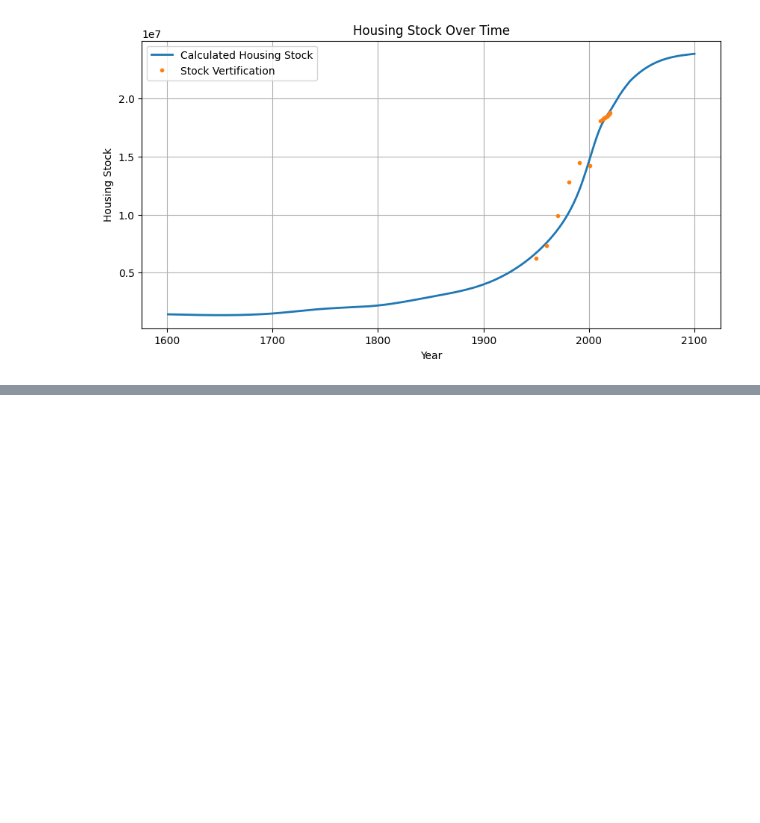
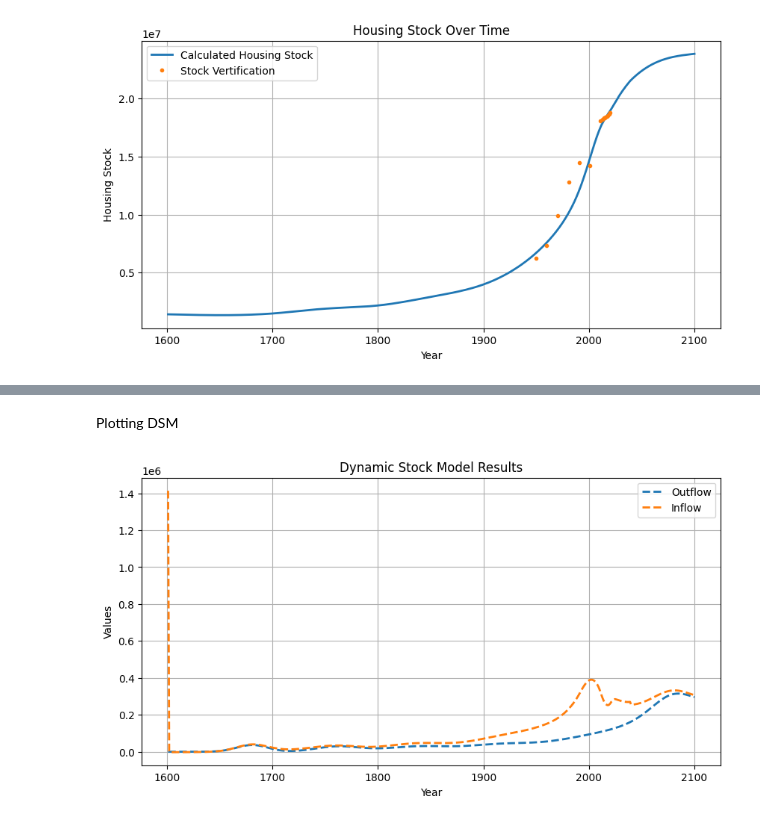
Before and after one commit to tdhunn01-design/MFA2, a Jupyter notebook: PPD_POP_Multiplied.ipynb, the cells around one changed output, grey strips where cells are left out. Saved outputs shown, nothing was run; the diff lists cells and outputs as text; code cells hidden in the pictures; blank space fills up the shorter version.

```diff
--- a/PPD_POP_Multiplied.ipynb
+++ b/PPD_POP_Multiplied.ipynb
@@ -83,0 +86,26 @@ plt.show()
+# %%
+import numpy as np
+import pandas as pd
+import dynamic_stock_model
+from dynamic_stock_model import DynamicStockModel
+
+# Create a time array from 1600 to 2100
+t_array = np.arange(1601, 2101)
+
+# Define the lifetime distribution parameters for dwellings
+lt_dw = {
+    'Type': 'Normal',
+    'Mean': np.array([80.0]),
+    'StdDev': np.array([15.0]) # Assuming a standard deviation of 15 years for the lifetime of dwellings
+}
+
+# Extract ONLY the Product column as a 1D array
+product_values = result.iloc[:, 1].values  # Shape: (500,)
+print(product_values)
+
+# Create and run the model
+DSM_SPN_dw = DynamicStockModel(t=t_array, s=product_values, lt=lt_dw)
+D_all, O_C_all, I_all, ExitFlag = DSM_SPN_dw.compute_stock_driven_model()
+
+print("✅ Model ran successfully!")
+print(f"ExitFlag: {ExitFlag}")
@@ -83,0 +130,21 @@ plt.show()
+# %%
+# Creating outflow arrays
+
+O_C_1d = np.sum(O_C_all, axis=1)
+# %% [markdown]
+Plotting DSM
+# %%
+#plotting the results
+import matplotlib.pyplot as plt
+plt.figure(figsize=(10, 5))
+#plt.plot(t_array, product_values, label='Stock', linestyle='-', lw=2)
+plt.plot(t_array, O_C_1d, label='Outflow', linestyle='--', lw=2)
+plt.plot(t_array, I_all, label='Inflow', linestyle='--', lw=2)
+plt.title('Dynamic Stock Model Results')
+plt.xlabel('Year')
+plt.ylabel('Values')
+plt.legend()
+plt.grid(True)
+plt.show()
+# %% [output]
+[figure, added]
```
Also changed, not shown: parts of 3 cells of this notebook.
